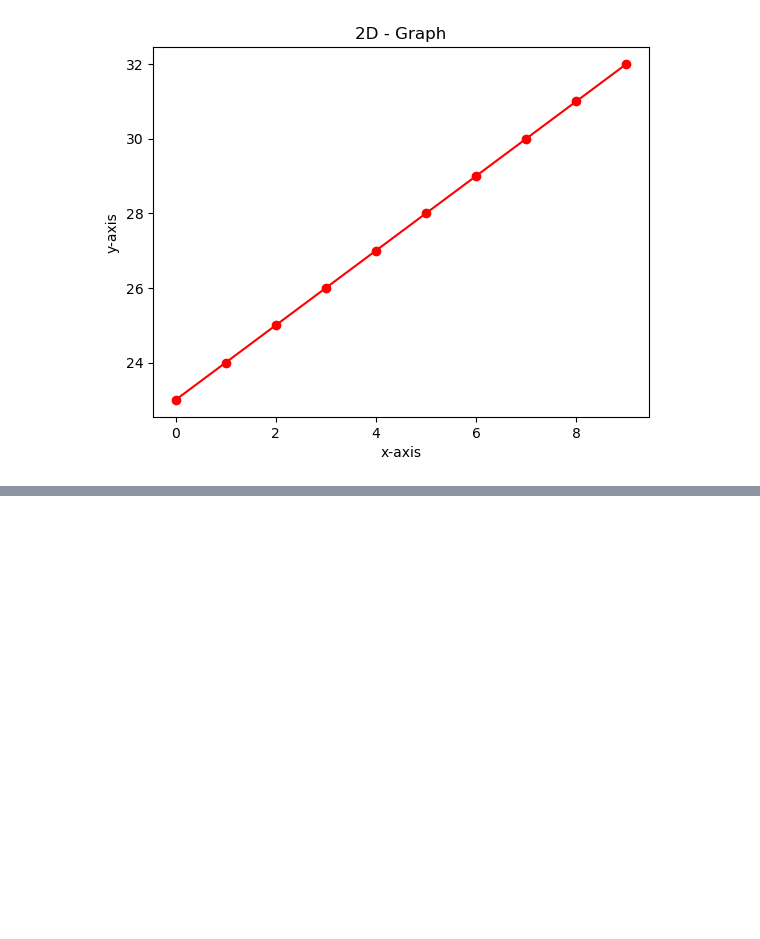
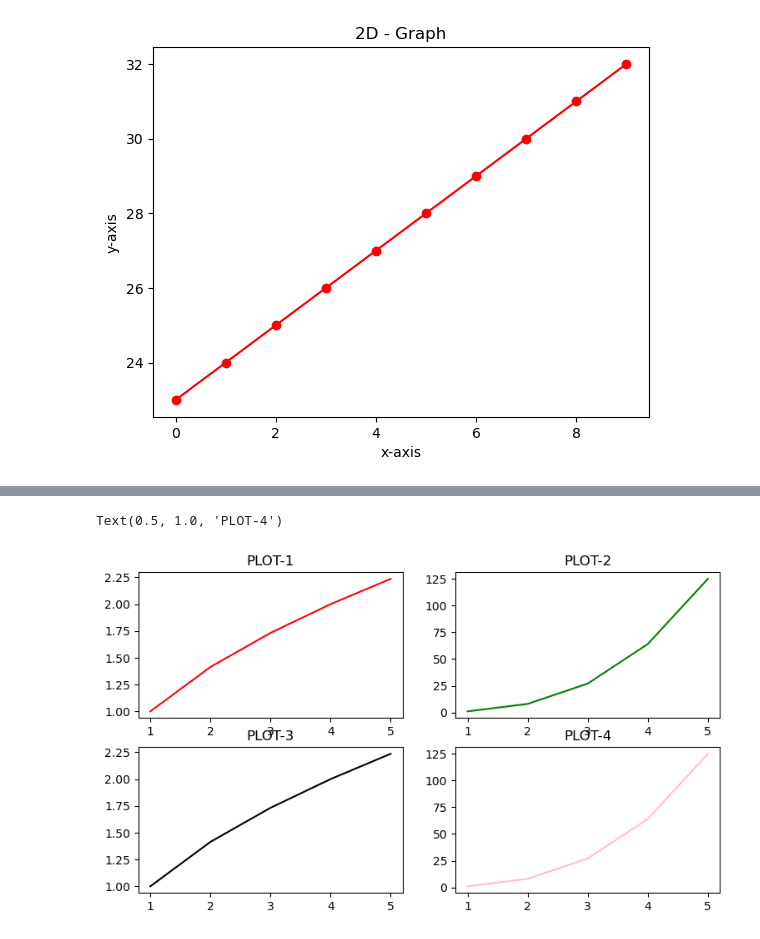
Before and after one commit to mdaftab20089/Machine-Learning, a Jupyter notebook: matlpotlib.ipynb, the cells around one changed output, grey strips where cells are left out. Cells and saved outputs as stored; diff of their text form; code cells hidden in the pictures; blank space fills up the shorter version.

```diff
--- a/matlpotlib.ipynb
+++ b/matlpotlib.ipynb
@@ -21,0 +45,26 @@ plt.plot(x,y,'r*-')
+# %%
+## subplots of a plot
+x1=[1,2,3,4,5]
+y1=[1,1.4142135623730951,1.7320508075688772,2,2.23606797749979]
+x2=[1,2,3,4,5]
+y2=[1,8,27,64,125]
+plt.figure(figsize=(9,5))
+
+plt.subplot(2,2,1)
+plt.plot(x1,y1,color='red')
+plt.title('PLOT-1')
+
+plt.subplot(2,2,2)
+plt.plot(x1,y2,color='green')
+plt.title('PLOT-2')
+
+plt.subplot(2,2,3)
+plt.plot(x2,y1,color='black')
+plt.title('PLOT-3')
+
+plt.subplot(2,2,4)
+plt.plot(x2,y2,color='pink')
+plt.title('PLOT-4')
+# %% [output]
+Text(0.5, 1.0, 'PLOT-4')
+[figure, added]
```
Also changed, not shown: parts of 17 cells of this notebook.
